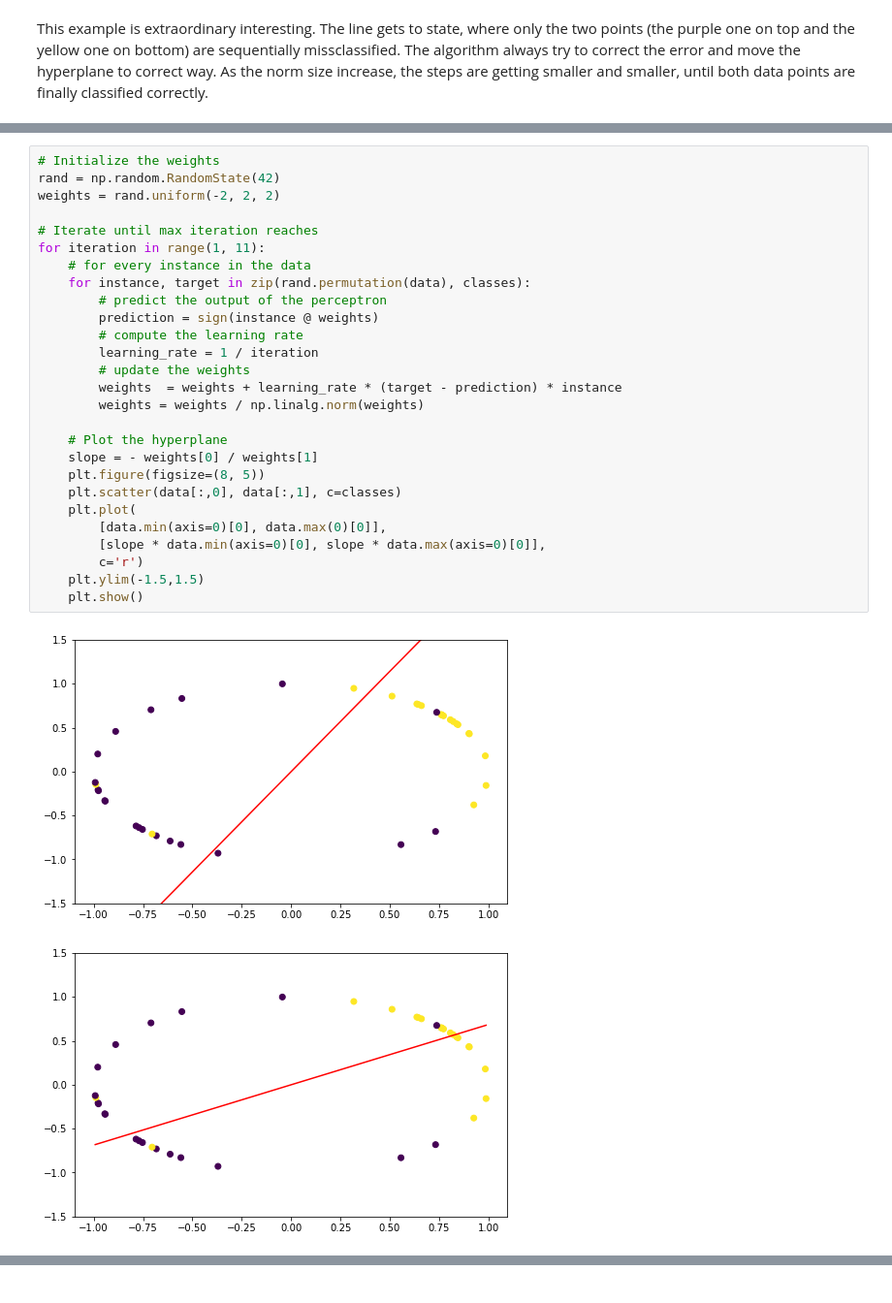
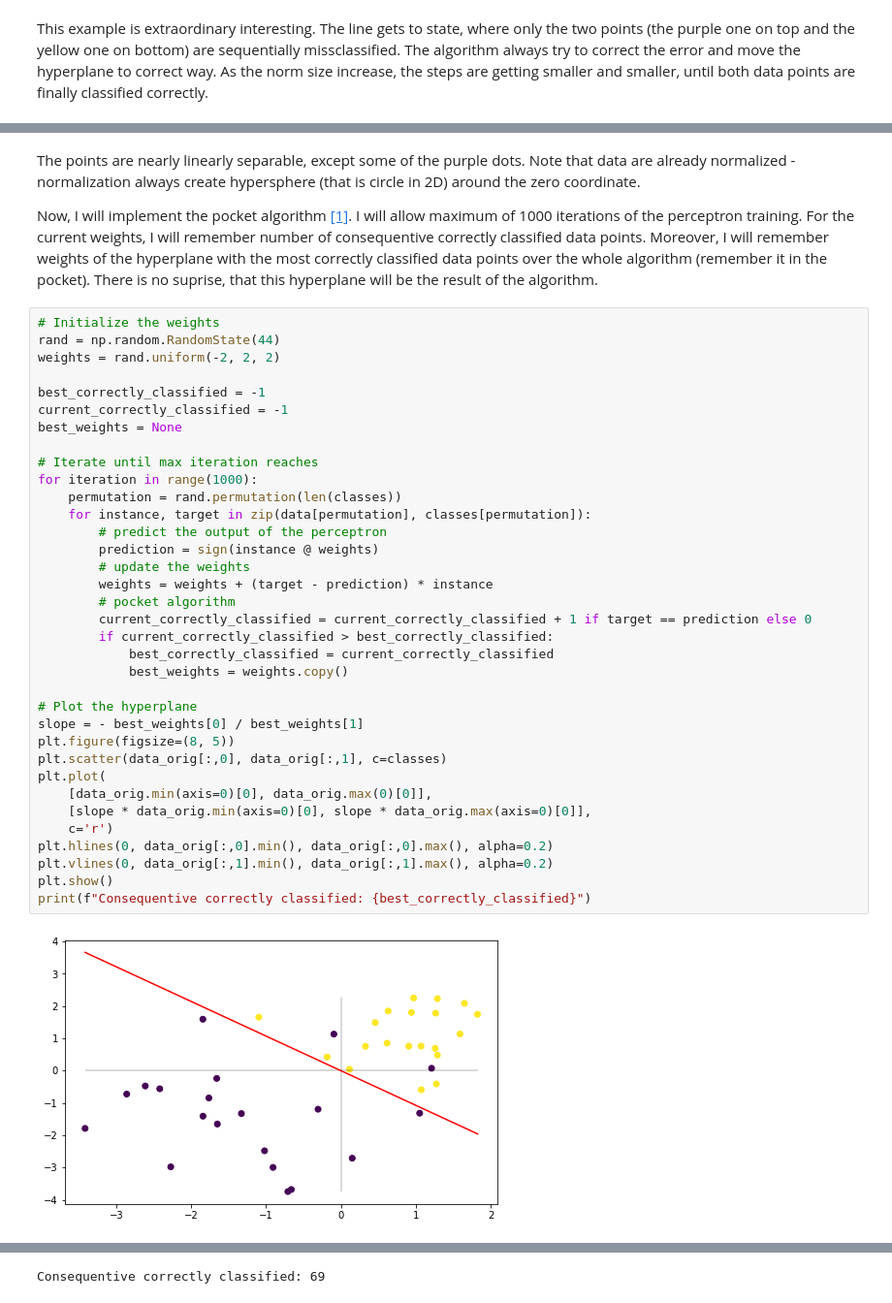
Before and after one commit to PatrikValkovic/neural-networks-step-by-step, a Jupyter notebook: 02-nonlinearly-separable-data.ipynb, the cells around one changed output, grey strips where cells are left out. Shown at 97% size. Cells and saved outputs as stored; diff of their text form.

```diff
--- a/02-nonlinearly-separable-data.ipynb
+++ b/02-nonlinearly-separable-data.ipynb
@@ -152,30 +139,41 @@ I will not rewrite the perceptron learning algorithm to use maximum of 10 iterat
+# %% [markdown]
+The points are nearly linearly separable, except some of the purple dots. Note that data are already normalized - normalization always create hypersphere (that is circle in 2D) around the zero coordinate.
+
+Now, I will implement the pocket algorithm [[1]](#Bibliography). I will allow maximum of 1000 iterations of the perceptron training. For the current weights, I will remember number of consequentive correctly classified data points. Moreover, I will remember weights of the hyperplane with the most correctly classified data points over the whole algorithm (remember it in the pocket). There is no suprise, that this hyperplane will be the result of the algorithm.
 # %%
 # Initialize the weights
-rand = np.random.RandomState(42)
+rand = np.random.RandomState(44)
 weights = rand.uniform(-2, 2, 2)
 
+best_correctly_classified = -1
+current_correctly_classified = -1
+best_weights = None
+
 # Iterate until max iteration reaches
-for iteration in range(1, 11):
-    # for every instance in the data
-    for instance, target in zip(rand.permutation(data), classes):
+for iteration in range(1000):
+    permutation = rand.permutation(len(classes))
+    for instance, target in zip(data[permutation], classes[permutation]):
         # predict the output of the perceptron
         prediction = sign(instance @ weights)
-        # compute the learning rate
-        learning_rate = 1 / iteration
         # update the weights
-        weights  = weights + learning_rate * (target - prediction) * instance
-        weights = weights / np.linalg.norm(weights)
+        weights = weights + (target - prediction) * instance
+        # pocket algorithm
+        current_correctly_classified = current_correctly_classified + 1 if target == prediction else 0
+        if current_correctly_classified > best_correctly_classified:
+            best_correctly_classified = current_correctly_classified
+            best_weights = weights.copy()
 
-    # Plot the hyperplane
-    slope = - weights[0] / weights[1]
-    plt.figure(figsize=(8, 5))
-    plt.scatter(data[:,0], data[:,1], c=classes)
-    plt.plot(
-        [data.min(axis=0)[0], data.max(0)[0]],
-        [slope * data.min(axis=0)[0], slope * data.max(axis=0)[0]],
-        c='r')
-    plt.ylim(-1.5,1.5)
-    plt.show()
+# Plot the hyperplane
+slope = - best_weights[0] / best_weights[1]
+plt.figure(figsize=(8, 5))
+plt.scatter(data_orig[:,0], data_orig[:,1], c=classes)
+plt.plot(
+    [data_orig.min(axis=0)[0], data_orig.max(0)[0]],
+    [slope * data_orig.min(axis=0)[0], slope * data_orig.max(axis=0)[0]],
+    c='r')
+plt.hlines(0, data_orig[:,0].min(), data_orig[:,0].max(), alpha=0.2)
+plt.vlines(0, data_orig[:,1].min(), data_orig[:,1].max(), alpha=0.2)
+plt.show()
+print(f"Consequentive correctly classified: {best_correctly_classified}")
 # %% [output]
-[figure, old version]
+[figure, new version]
-[figure, removed]
@@ -190 +180,2 @@ for iteration in range(1, 11):
+Consequentive correctly classified: 69
 # %% [markdown]
```
Also changed, not shown: parts of 27 cells of this notebook, 1 other file.
